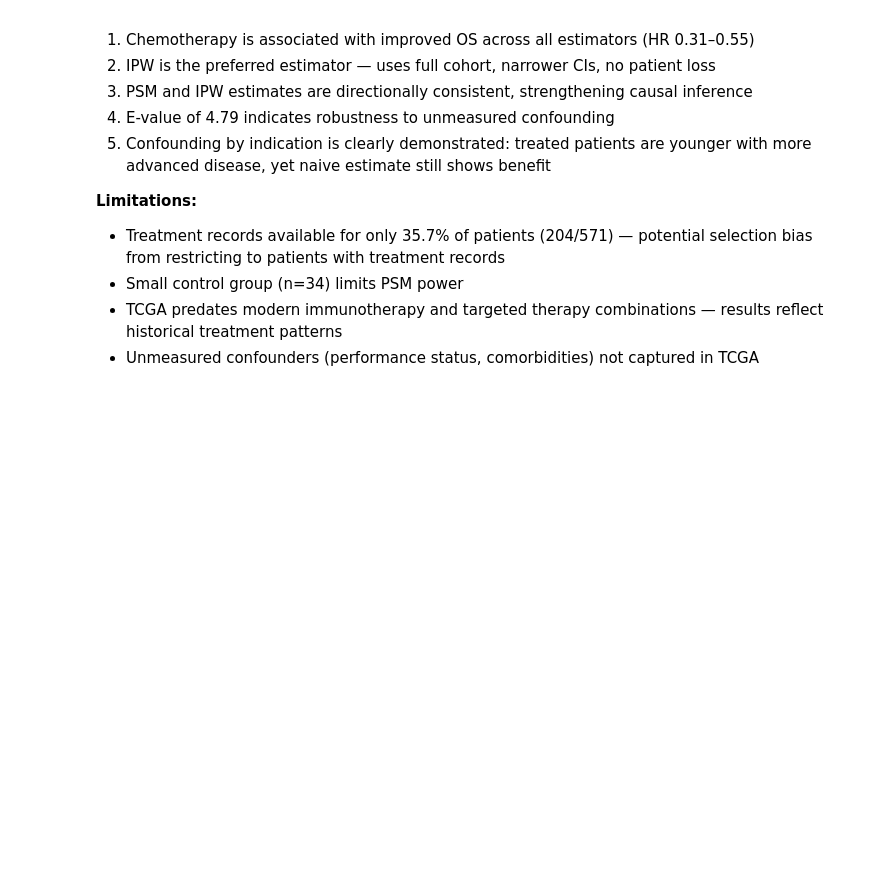
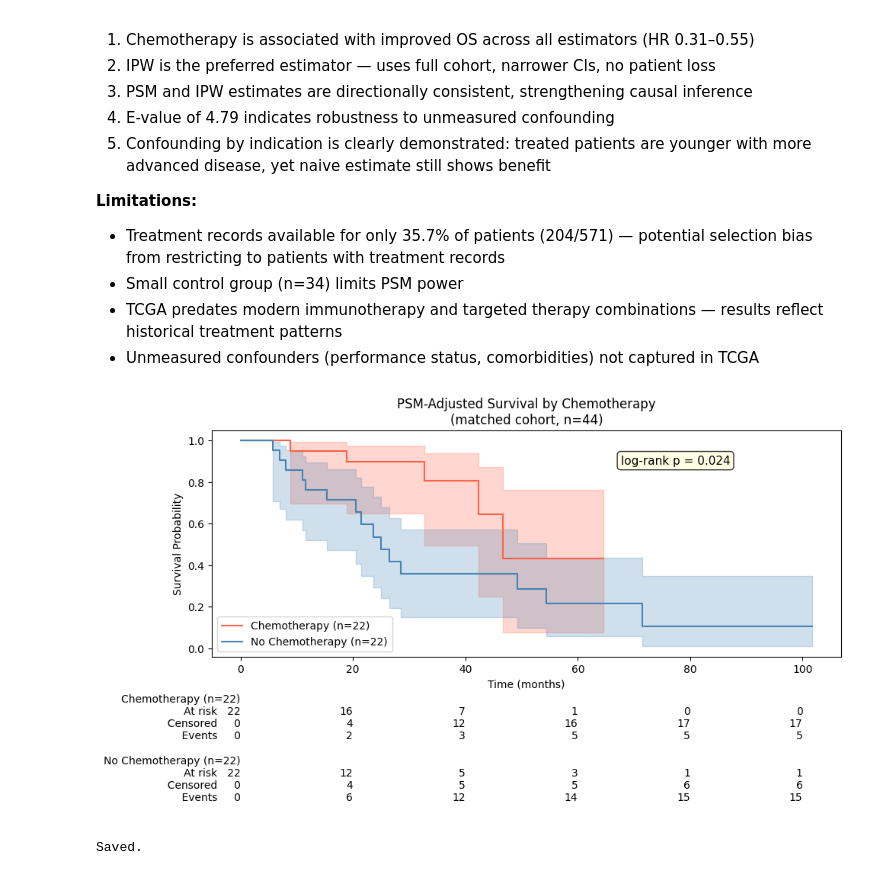
Before and after one commit to KelyNorel/tcga-luad-rwe, a Jupyter notebook: notebooks/03_trial_emulation.ipynb, the cells around one changed output. Saved outputs shown, nothing was run; the diff lists cells and outputs as text; code cells hidden in the pictures; blank space fills up the shorter version.

```diff
--- a/notebooks/03_trial_emulation.ipynb
+++ b/notebooks/03_trial_emulation.ipynb
@@ -871,3 +871,45 @@ observational data cannot fully rule out residual confounding.
 - TCGA predates modern immunotherapy and targeted therapy combinations —
   results reflect historical treatment patterns
 - Unmeasured confounders (performance status, comorbidities) not captured in TCGA
+# %%
+from lifelines.plotting import add_at_risk_counts
+
+# --- Redraw PSM KM with risk table ---
+fig, ax = plt.subplots(figsize=(10, 6))
+
+kmf_chemo = KaplanMeierFitter()
+kmf_no_chemo = KaplanMeierFitter()
+
+mask_chemo = matched['chemo'] == 1
+mask_no_chemo = matched['chemo'] == 0
+
+kmf_chemo.fit(
+    matched.loc[mask_chemo, 'OS_MONTHS'],
+    matched.loc[mask_chemo, 'OS_STATUS'],
+    label='Chemotherapy (n=22)'
+)
+kmf_no_chemo.fit(
+    matched.loc[mask_no_chemo, 'OS_MONTHS'],
+    matched.loc[mask_no_chemo, 'OS_STATUS'],
+    label='No Chemotherapy (n=22)'
+)
+
+kmf_chemo.plot_survival_function(ax=ax, color='tomato', ci_show=True)
+kmf_no_chemo.plot_survival_function(ax=ax, color='steelblue', ci_show=True)
+
+add_at_risk_counts(kmf_chemo, kmf_no_chemo, ax=ax, fontsize=10)
+
+ax.set_title('PSM-Adjusted Survival by Chemotherapy\n(matched cohort, n=44)')
+ax.set_xlabel('Time (months)')
+ax.set_ylabel('Survival Probability')
+ax.text(0.65, 0.85, f'log-rank p = {results_matched.p_value:.3f}',
+        transform=ax.transAxes, fontsize=11,
+        bbox=dict(boxstyle='round', facecolor='lightyellow', alpha=0.8))
+
+plt.tight_layout()
+plt.savefig(f'{FIG_DIR}fig21_psm_km.png', dpi=150, bbox_inches='tight')
+plt.show()
+print("Saved.")
+# %% [output]
+[figure, added]
+Saved.
```
Also changed, not shown: parts of 7 cells of this notebook, 4 other files.
